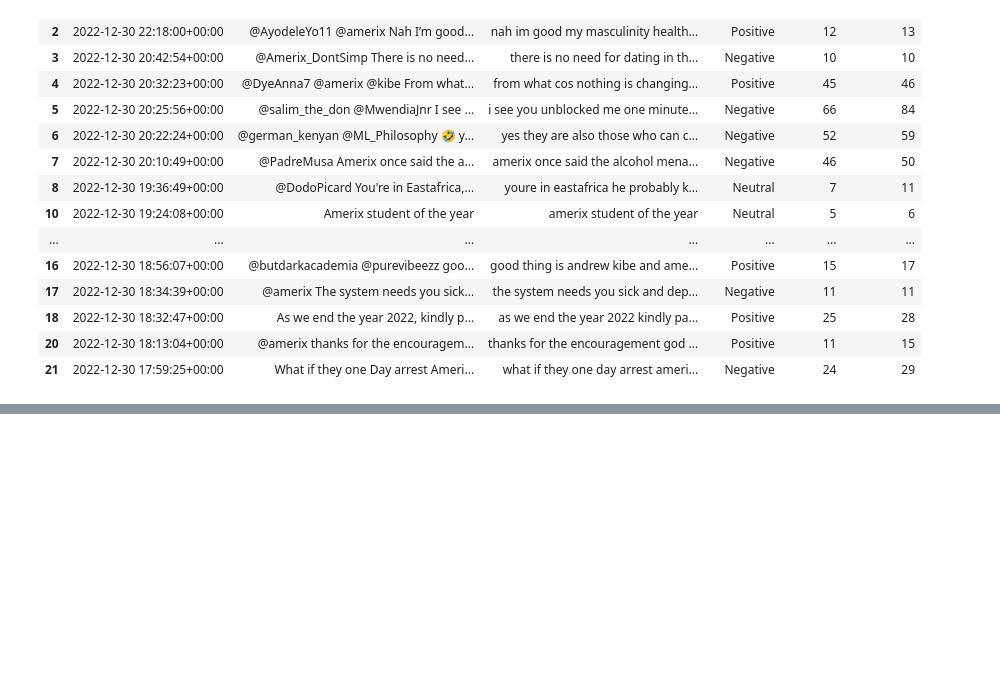
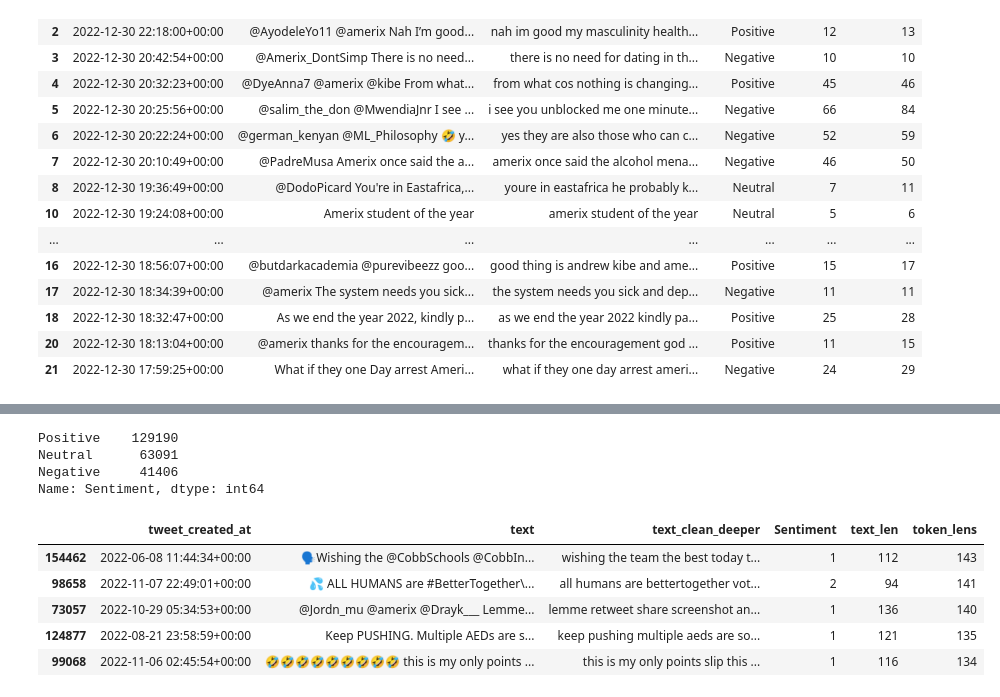
Before and after one commit to wessware/sentiment_analysis_on_masculinity_saturday, a Jupyter notebook: emoji-tokenization-dataprocessing.ipynb, the cells around one changed output, grey strips where cells are left out. Saved outputs shown, nothing was run; the diff lists cells and outputs as text; code cells hidden in the pictures; blank space fills up the shorter version.

Commit message:
sentiment col encoding

```diff
--- a/emoji-tokenization-dataprocessing.ipynb
+++ b/emoji-tokenization-dataprocessing.ipynb
@@ -534,3 +534,21 @@ df.head(20)
 | 11778 | 2022-12-19 06:34:05+00:00 | @p23570 @amerix Nbr of flags in 5... | nbr of flags in 5066 usernames wh... | Positive | 94 | 125 |
 | 159392 | 2022-05-20 09:40:34+00:00 | If you are seeing this, I hope yo... | if you are seeing this i hope you... | Positive | 114 | 124 |
 | 12841 | 2022-12-19 00:23:42+00:00 | @DmitriyUngern @amerix Nbr of fla... | nbr of flags in 5088 usernames wh... | Positive | 94 | 124 |
+# %%
+df['Sentiment'].value_counts()
+# %% [output]
+Positive    129190
+Neutral      63091
+Negative     41406
+Name: Sentiment, dtype: int64
+# %%
+df['Sentiment'] = df['Sentiment'].map({'Negative':0,'Positive':1,'Neutral':2})
+# %%
+df.head()
+# %% [output]
+|  | tweet_created_at | text | text_clean_deeper | Sentiment | text_len | token_lens |
+| 154462 | 2022-06-08 11:44:34+00:00 | 🗣Wishing the @CobbSchools @CobbIn... | wishing the team the best today t... | 1 | 112 | 143 |
+| 98658 | 2022-11-07 22:49:01+00:00 | 💦 ALL HUMANS are #BetterTogether\... | all humans are bettertogether vot... | 2 | 94 | 141 |
+| 73057 | 2022-10-29 05:34:53+00:00 | @Jordn_mu @amerix @Drayk___ Lemme... | lemme retweet share screenshot an... | 1 | 136 | 140 |
+| 124877 | 2022-08-21 23:58:59+00:00 | Keep PUSHING. Multiple AEDs are s... | keep pushing multiple aeds are so... | 1 | 121 | 135 |
+| 99068 | 2022-11-06 02:45:54+00:00 | 🤣🤣🤣🤣🤣🤣🤣🤣🤣 this is my only points ... | this is my only points slip this ... | 1 | 116 | 134 |
```
